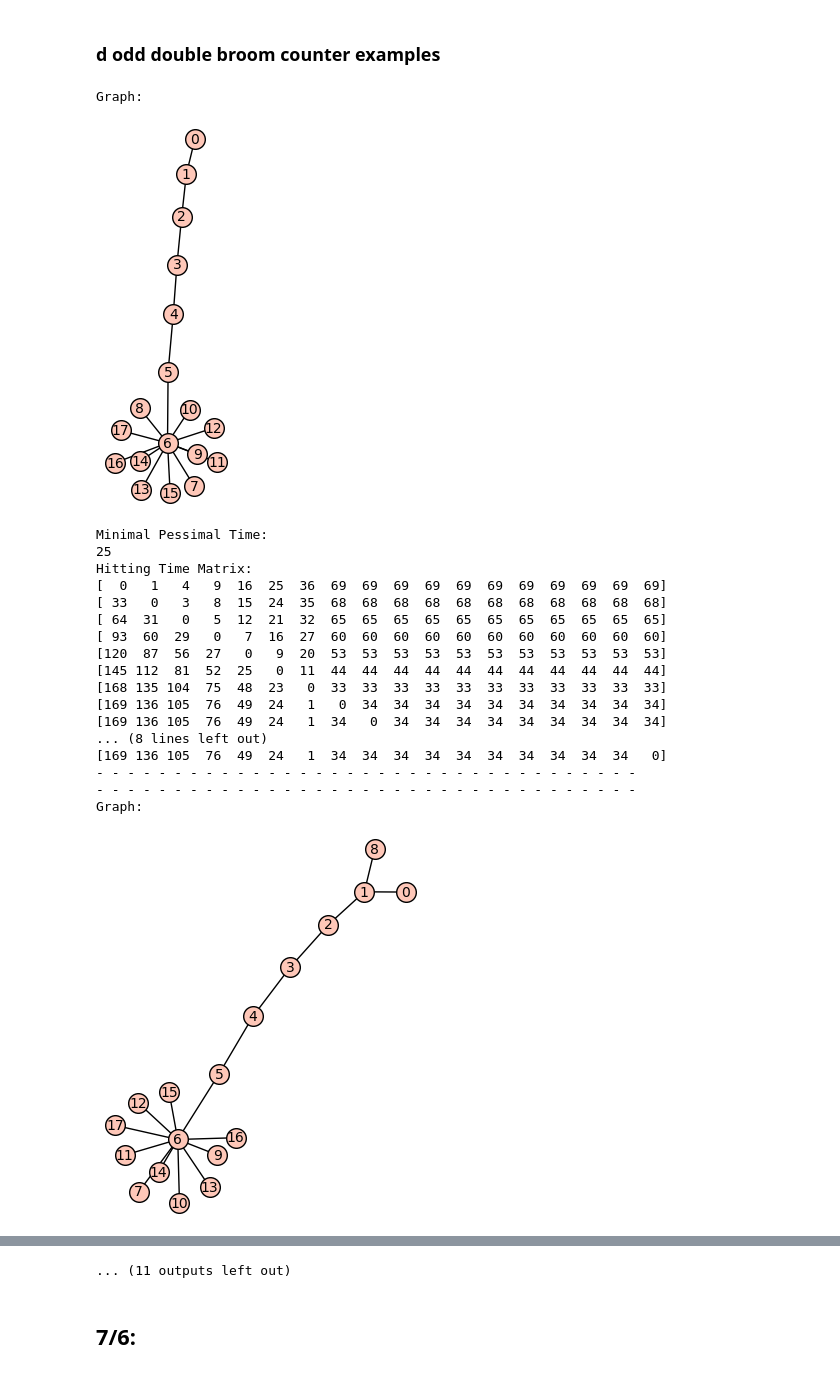
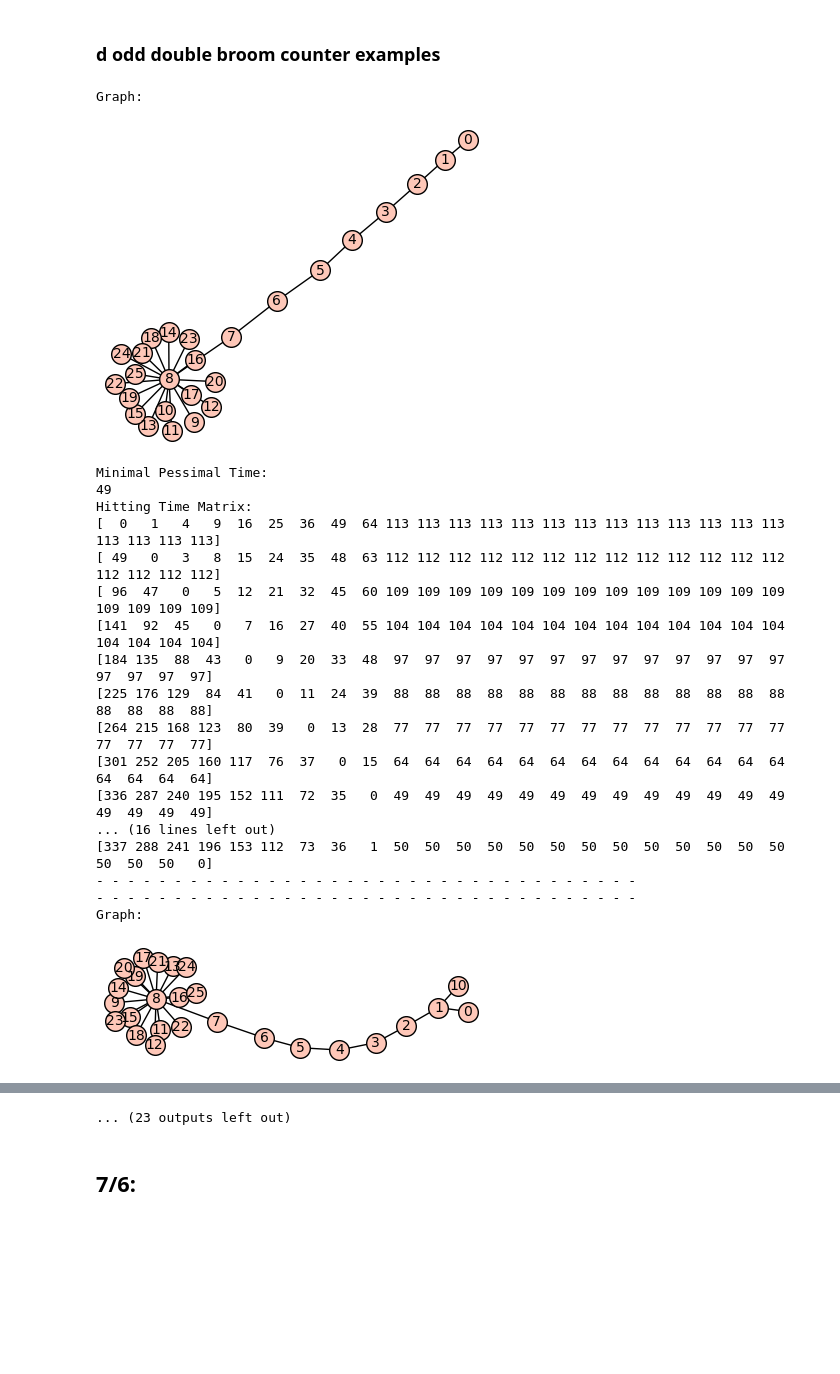
Before and after one commit to Sniggiho/myx, a Jupyter notebook: DailyScratchWork.ipynb, the cells around one changed output, grey strips where cells are left out. Cells and saved outputs as stored; diff of their text form; code cells hidden in the pictures; blank space fills up the shorter version.

```diff
--- a/DailyScratchWork.ipynb
+++ b/DailyScratchWork.ipynb
@@ -426,35 +966,35 @@ dbl_broom_iterator(7,22)
 # %%
 for i in range(1,25):
     for j in range(1,25):
-        if i + j == 12:
-                A = double_broom_constructor(7, i,j)
+        if i + j == 18:
+                A = double_broom_constructor(9, i,j)
                 print("Graph: ")
                 A.show()
                 print("Minimal Pessimal Time:")
                 print(min_pessimal(A))
                 print("Hitting Time Matrix:")
                 print(hitting_time_matrix(A))
                 print("- - - - - - - - - - - - - - - - - - - - - - - - - - - - - - - - - - -")
                 print("- - - - - - - - - - - - - - - - - - - - - - - - - - - - - - - - - - -")
 # %% [output]
 Graph:
-[figure, old version]
+[figure, new version]
 Minimal Pessimal Time:
-25
+49
 Hitting Time Matrix:
-[  0   1   4   9  16  25  36  69  69  69  69  69  69  69  69  69  69  69]
-[ 33   0   3   8  15  24  35  68  68  68  68  68  68  68  68  68  68  68]
-[ 64  31   0   5  12  21  32  65  65  65  65  65  65  65  65  65  65  65]
-[ 93  60  29   0   7  16  27  60  60  60  60  60  60  60  60  60  60  60]
-[120  87  56  27   0   9  20  53  53  53  53  53  53  53  53  53  53  53]
-[145 112  81  52  25   0  11  44  44  44  44  44  44  44  44  44  44  44]
-[168 135 104  75  48  23   0  33  33  33  33  33  33  33  33  33  33  33]
-[169 136 105  76  49  24   1   0  34  34  34  34  34  34  34  34  34  34]
-[169 136 105  76  49  24   1  34   0  34  34  34  34  34  34  34  34  34]
-... (8 lines left out)
-[169 136 105  76  49  24   1  34  34  34  34  34  34  34  34  34  34   0]
+[  0   1   4   9  16  25  36  49  64 113 113 113 113 113 113 113 113 113 113 113 113 113 113 113 113 113]
+[ 49   0   3   8  15  24  35  48  63 112 112 112 112 112 112 112 112 112 112 112 112 112 112 112 112 112]
+[ 96  47   0   5  12  21  32  45  60 109 109 109 109 109 109 109 109 109 109 109 109 109 109 109 109 109]
+[141  92  45   0   7  16  27  40  55 104 104 104 104 104 104 104 104 104 104 104 104 104 104 104 104 104]
+[184 135  88  43   0   9  20  33  48  97  97  97  97  97  97  97  97  97  97  97  97  97  97  97  97  97]
+[225 176 129  84  41   0  11  24  39  88  88  88  88  88  88  88  88  88  88  88  88  88  88  88  88  88]
+[264 215 168 123  80  39   0  13  28  77  77  77  77  77  77  77  77  77  77  77  77  77  77  77  77  77]
+[301 252 205 160 117  76  37   0  15  64  64  64  64  64  64  64  64  64  64  64  64  64  64  64  64  64]
+[336 287 240 195 152 111  72  35   0  49  49  49  49  49  49  49  49  49  49  49  49  49  49  49  49  49]
+... (16 lines left out)
+[337 288 241 196 153 112  73  36   1  50  50  50  50  50  50  50  50  50  50  50  50  50  50  50  50   0]
 - - - - - - - - - - - - - - - - - - - - - - - - - - - - - - - - - - -
 - - - - - - - - - - - - - - - - - - - - - - - - - - - - - - - - - - -
 Graph:
-[figure, old version]
+[figure, new version]
 Minimal Pessimal Time:
@@ -532,4 +1072,4 @@ Graph:
-... (11 outputs left out)
+... (23 outputs left out)
 # %% [markdown]
 ## 7/6:
 # %% [markdown]
```
Also changed, not shown: parts of 15 cells of this notebook.
